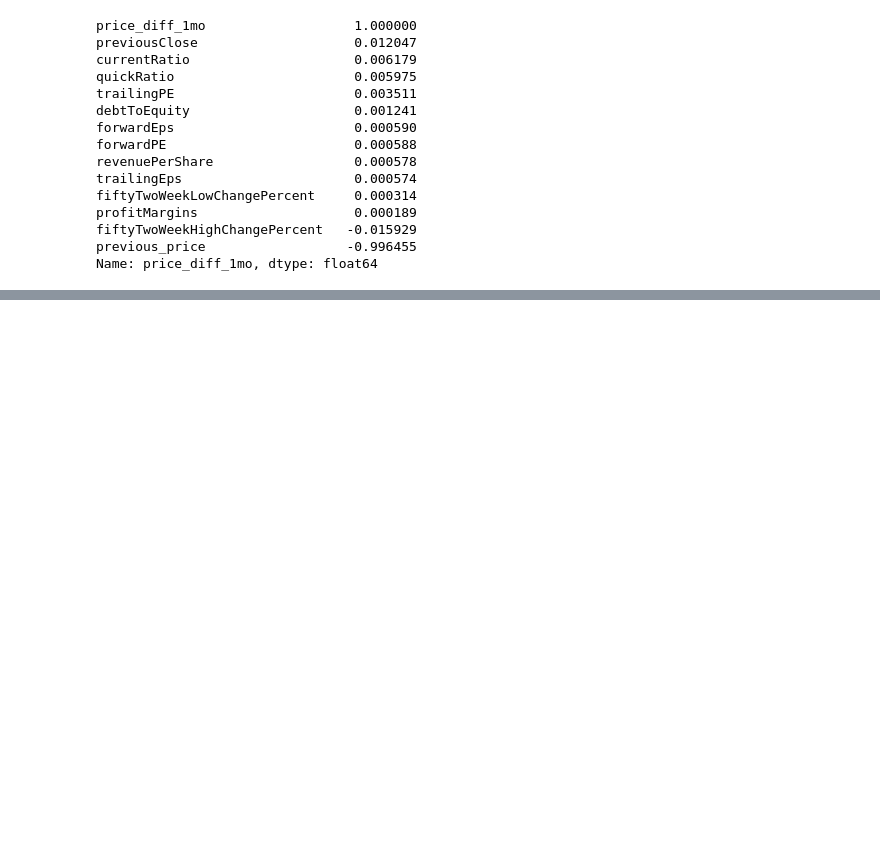
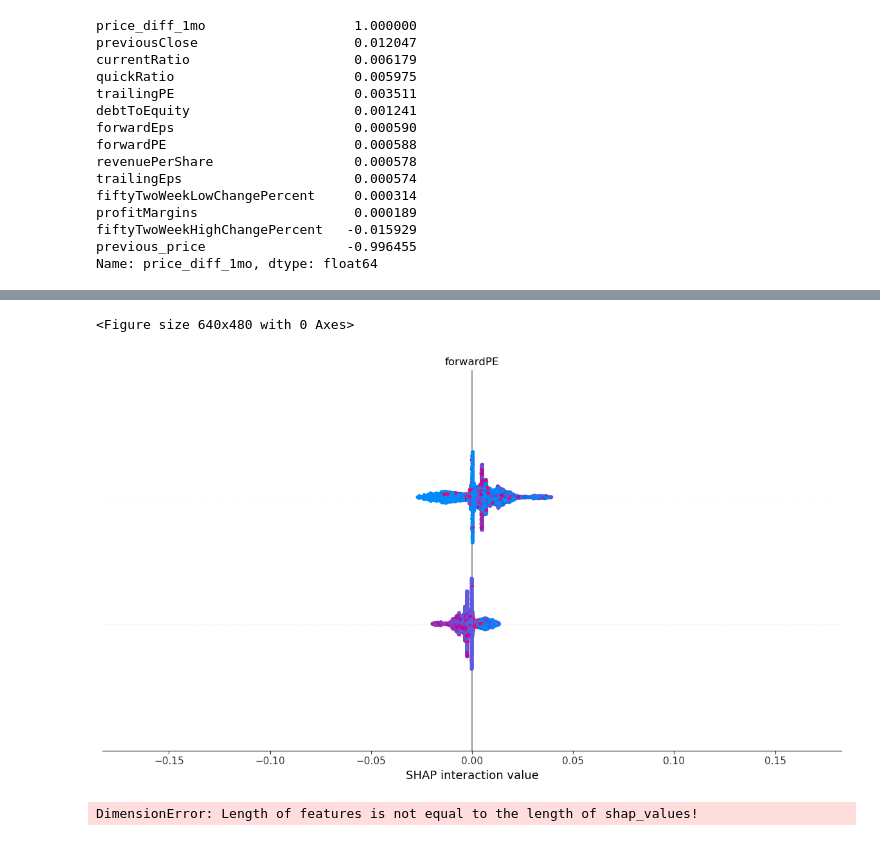
Before and after one commit to wherrickjr1/stock_predictions_project, a Jupyter notebook: stock_script2.ipynb, the cells around one changed output, grey strips where cells are left out. Cells and saved outputs as stored; diff of their text form; code cells hidden in the pictures; blank space fills up the shorter version.

```diff
--- a/stock_script2.ipynb
+++ b/stock_script2.ipynb
@@ -451,0 +580,12 @@ Name: price_diff_1mo, dtype: float64
+# %%
+rf = RandomForestClassifier(bootstrap=True,
+                            class_weight=None,
+                            criterion='gini',
+                            min_samples_leaf=3,
+                            n_estimators=100,
+                            max_depth=3,
+                            random_state=123)
+rf.fit(x_train, y_train)
+RandomForestClassifier(max_depth=3, min_samples_leaf=3, random_state=123)
+y_pred = rf.predict(x_train)
+print(classification_report(y_train, y_pred))
@@ -451,0 +604,12 @@ Name: price_diff_1mo, dtype: float64
+# %%
+rf = RandomForestClassifier(bootstrap=True,
+                            class_weight=None,
+                            criterion='gini',
+                            min_samples_leaf=3,
+                            n_estimators=100,
+                            max_depth=3,
+                            random_state=123)
+rf.fit(x_train, y_train)
+RandomForestClassifier(max_depth=3, min_samples_leaf=3, random_state=123)
+y_pred = rf.predict(x_train)
+print(classification_report(y_train, y_pred))
@@ -451,0 +625,3 @@ Name: price_diff_1mo, dtype: float64
+# %%
+model = RandomForestClassifier()
+model.fit(x_train, y_train)
@@ -451,0 +646,8 @@ Name: price_diff_1mo, dtype: float64
+# %%
+import shap
+
+# Create the SHAP explainer for your trained model
+explainer = shap.TreeExplainer(model)
+
+# Calculate SHAP values for the validation or test set
+shap_values = explainer.shap_values(x_train)
@@ -451,0 +656,13 @@ Name: price_diff_1mo, dtype: float64
+# %%
+shap.summary_plot(shap_values, x_train)
+# %% [output]
+<Figure size 640x480 with 0 Axes>
+[figure, added]
+# %%
+# Pick one sample to explain
+sample = x_train.iloc[0]
+
+# Explain that prediction
+shap.force_plot(explainer.expected_value[1], shap_values[1][0], sample)
+# %% [output]
+DimensionError: Length of features is not equal to the length of shap_values!
```
Also changed, not shown: parts of 35 cells of this notebook, 1 other file.
